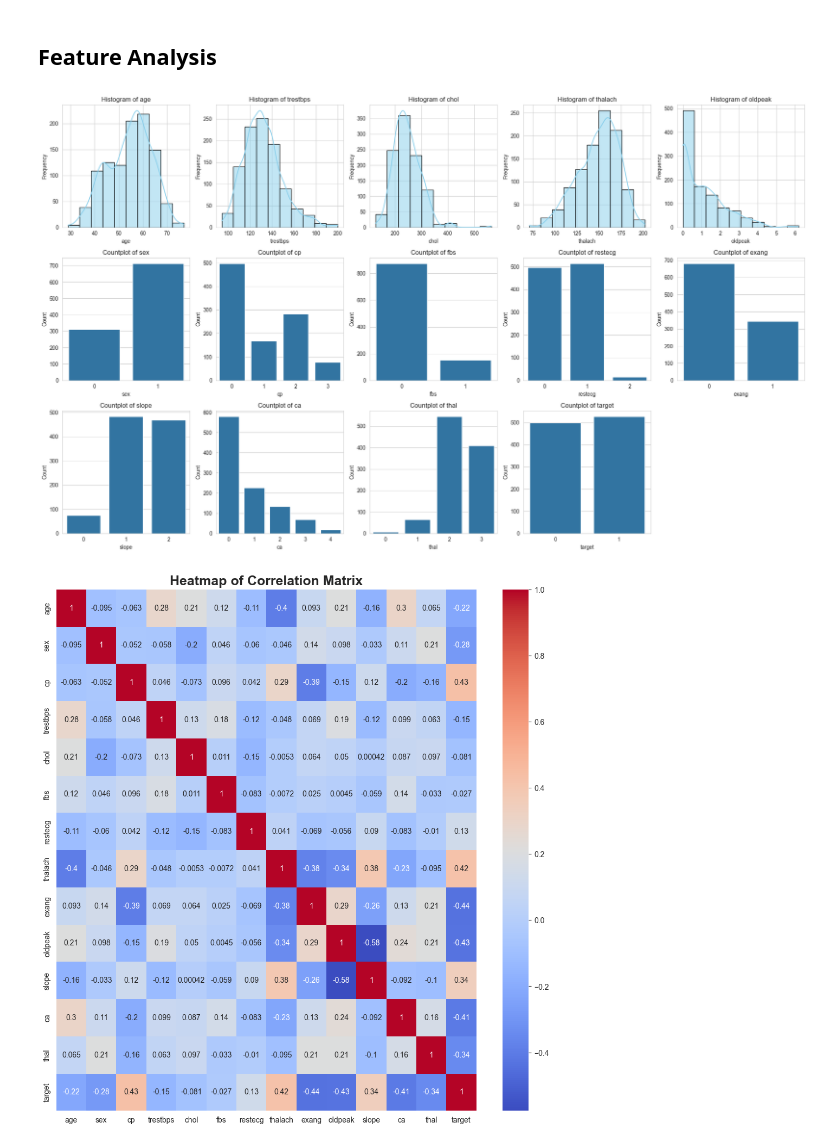
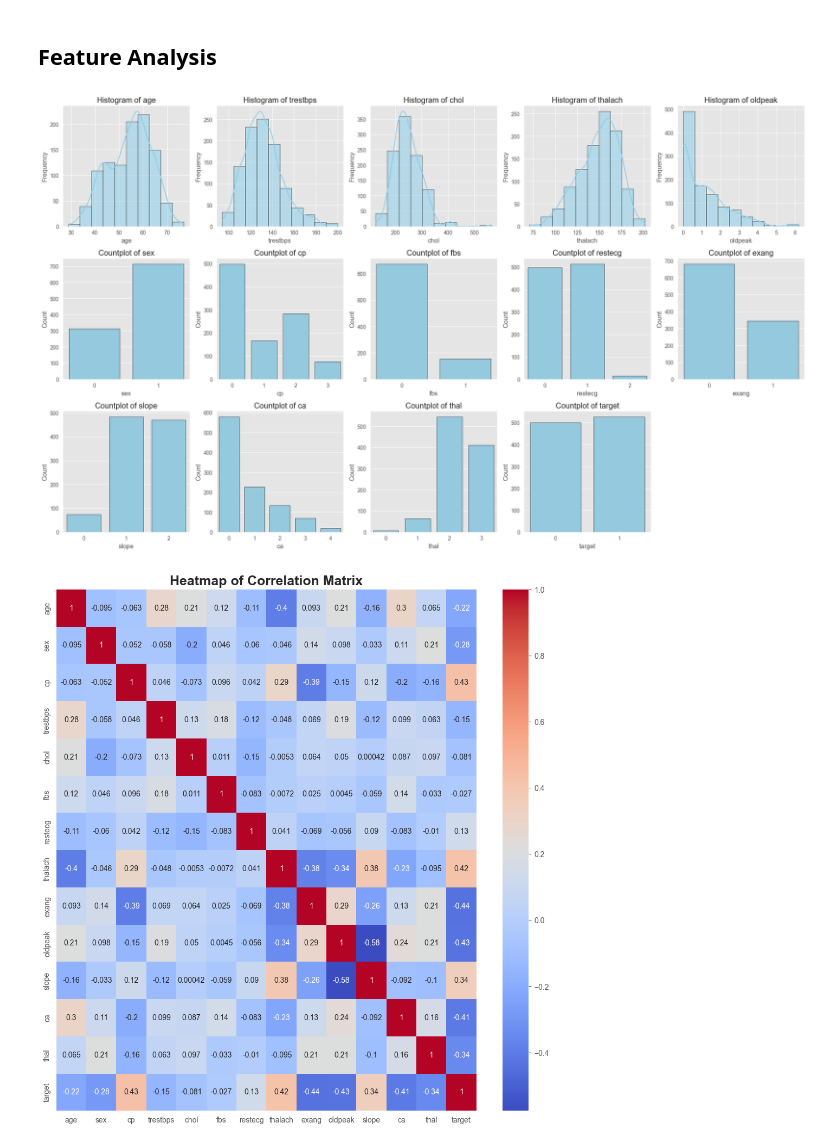
Before and after one commit to Nazgul773/heart_disease_detection, a Jupyter notebook: heart_disease_detection.ipynb, the cells around one changed output. Cells and saved outputs as stored; diff of their text form; code cells hidden in the pictures.

```diff
--- a/heart_disease_detection.ipynb
+++ b/heart_disease_detection.ipynb
@@ -2,6 +2,7 @@
 ## Data Discovering
 # %%
 import pandas as pd
+import numpy as np
 import matplotlib.pyplot as plt
 import seaborn as sns
 
@@ -16,6 +17,8 @@ from sklearn.preprocessing import StandardScaler
 from sklearn.metrics import confusion_matrix, accuracy_score, classification_report
 from sklearn.pipeline import Pipeline
 import xgboost as xgb
+
+plt.style.use("ggplot")
 # %%
 df = pd.read_csv("data/heart.csv")
 # %%
@@ -161,35 +164,35 @@ for i, column in enumerate(continuous_column_names):
 
     # Create histogram for the current continuous column
     sns.histplot(data=continuous_cols[column], bins=10, color='skyblue', kde=True, edgecolor='black', ax=axes[row, col])
 
     # Set labels and title for the current subplot
     axes[row, col].set_xlabel(f'{column}')
     axes[row, col].set_ylabel('Frequency')
     axes[row, col].set_title(f'Histogram of {column}')
 
 # Iterate over each categorical column
 for i, column in enumerate(cat_column_names, start=len(continuous_column_names)):
     # Calculate row and column indices
     row = i // 5
     col = i % 5
 
     # Create countplot for the current categorical column
-    sns.countplot(data=cat_cols, x=column, ax=axes[row, col])
+    sns.countplot(data=cat_cols, x=column, ax=axes[row, col], color='skyblue', edgecolor='black')
 
     # Set labels and title for the current subplot
     axes[row, col].set_xlabel(f'{column}')
     axes[row, col].set_ylabel('Count')
     axes[row, col].set_title(f'Countplot of {column}')
 
 # Hide unnecessary subplots
 for i in range(len(continuous_column_names) + len(cat_column_names), len(axes.flat)):
     axes.flatten()[i].axis('off')
 
 # Adjust layout and display the plot
 plt.tight_layout()
 plt.show()
 # %% [output]
-[figure, old version]
+[figure, new version]
 # %%
 df_corr = df.corr()
 # %%
```
Also changed, not shown: parts of 10 cells of this notebook, 2 other files.
